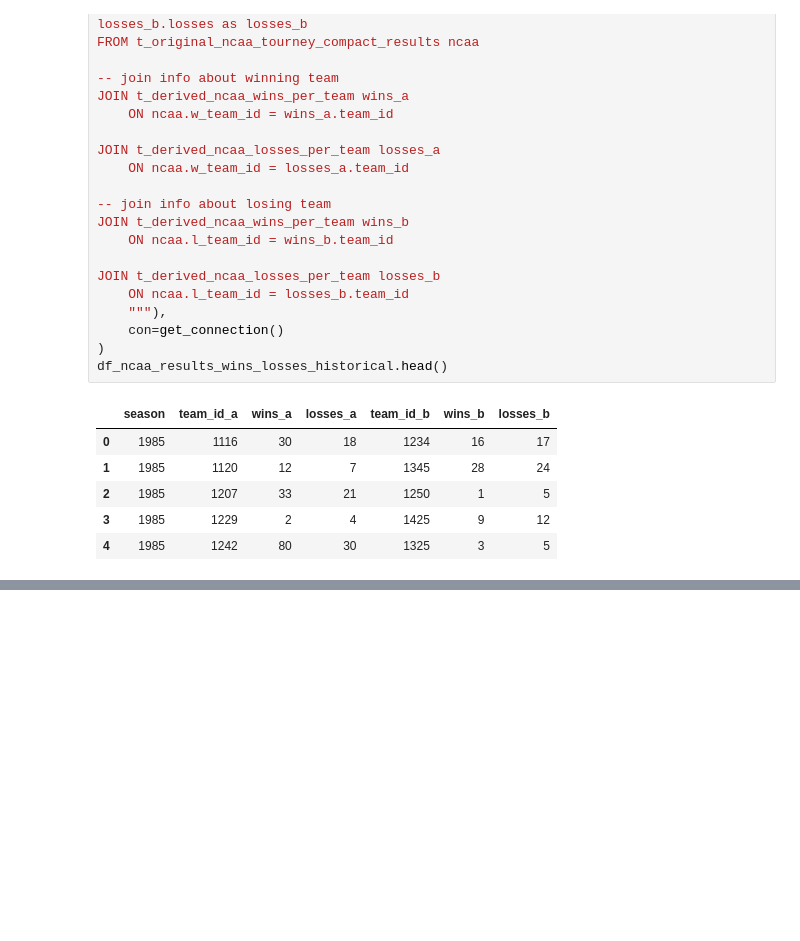
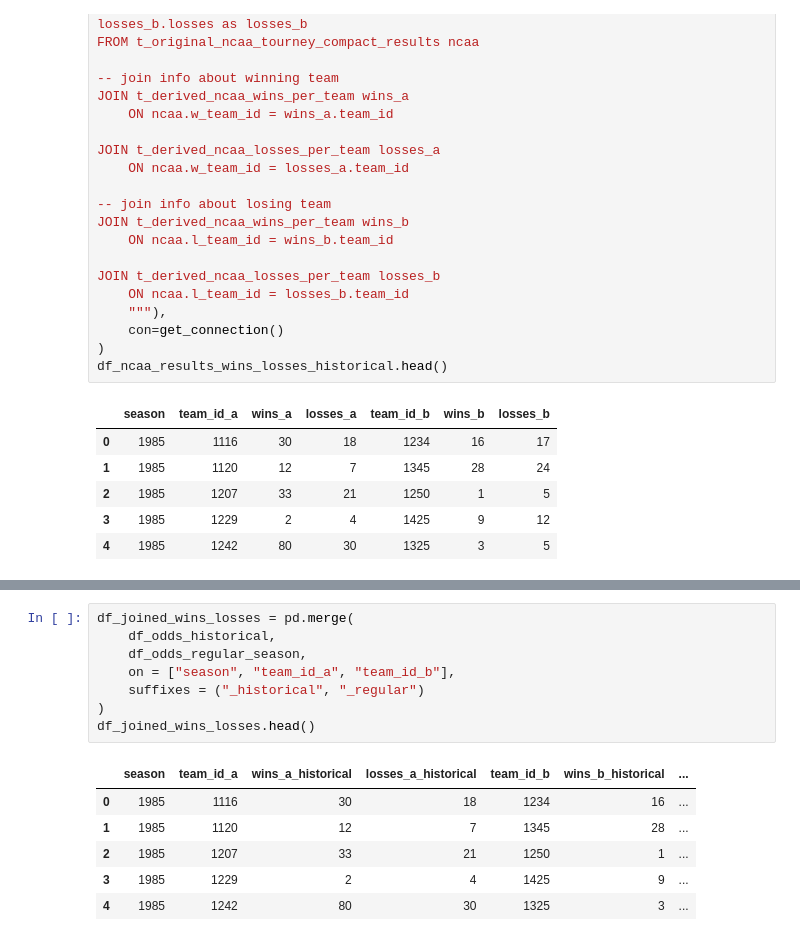
Before and after one commit to jgoerner/MarchMadness, a Jupyter notebook: MarchMadness/notebooks/0.4-jgoerner-regular-historical-odds-mixed.ipynb, the cells around one changed output, grey strips where cells are left out. Saved outputs shown, nothing was run; the diff lists cells and outputs as text; blank space fills up the shorter version.

```diff
--- a/MarchMadness/notebooks/0.4-jgoerner-regular-historical-odds-mixed.ipynb
+++ b/MarchMadness/notebooks/0.4-jgoerner-regular-historical-odds-mixed.ipynb
@@ -156,0 +167,15 @@ df
+# %%
+df_joined_wins_losses = pd.merge(
+    df_odds_historical,
+    df_odds_regular_season,
+    on = ["season", "team_id_a", "team_id_b"],
+    suffixes = ("_historical", "_regular")
+)
+df_joined_wins_losses.head()
+# %% [output]
+|  | season | team_id_a | wins_a_historical | losses_a_historical | team_id_b | wins_b_historical | ... |
+| 0 | 1985 | 1116 | 30 | 18 | 1234 | 16 | ... |
+| 1 | 1985 | 1120 | 12 | 7 | 1345 | 28 | ... |
+| 2 | 1985 | 1207 | 33 | 21 | 1250 | 1 | ... |
+| 3 | 1985 | 1229 | 2 | 4 | 1425 | 9 | ... |
+| 4 | 1985 | 1242 | 80 | 30 | 1325 | 3 | ... |
```
Also changed, not shown: parts of 20 cells of this notebook, 3 other files.
